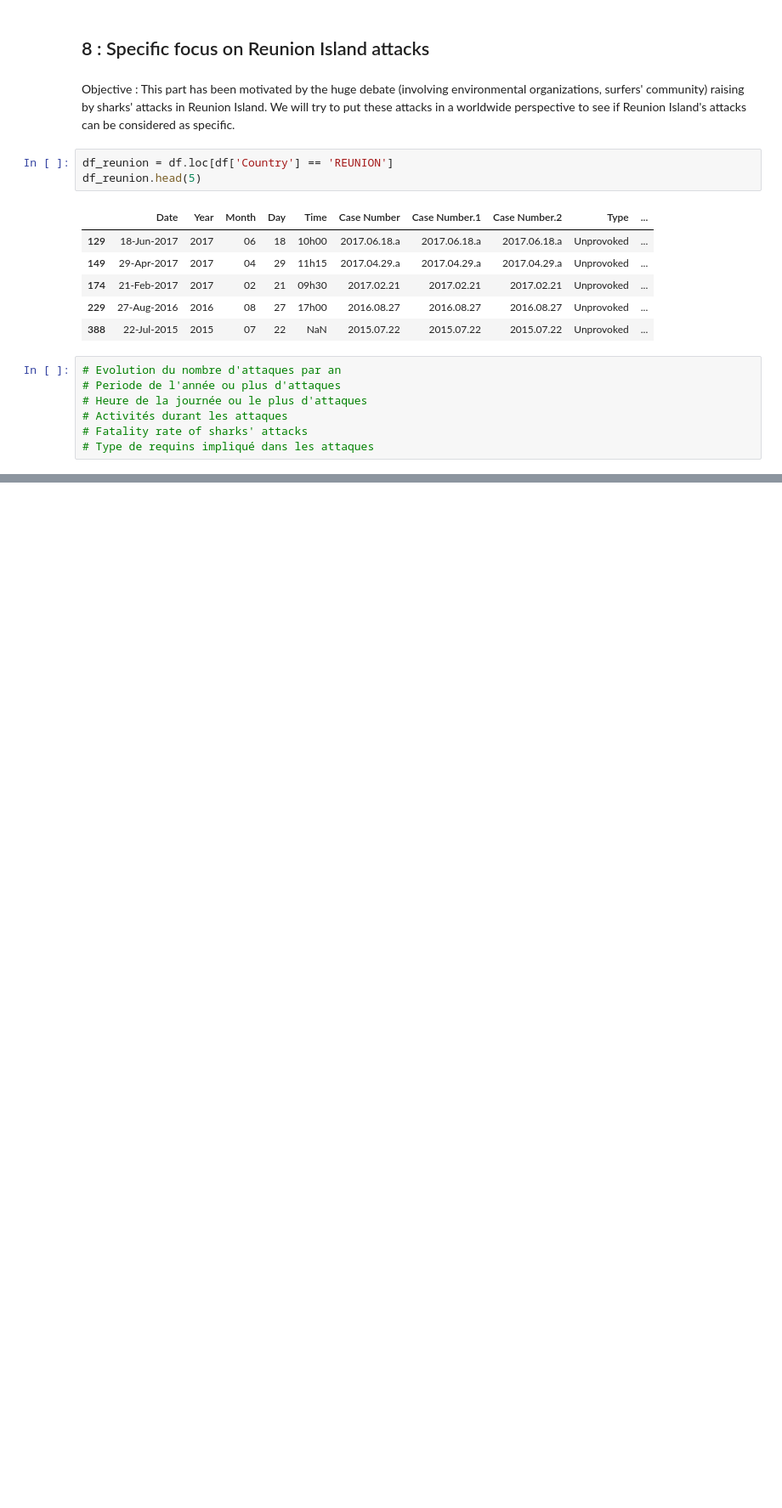
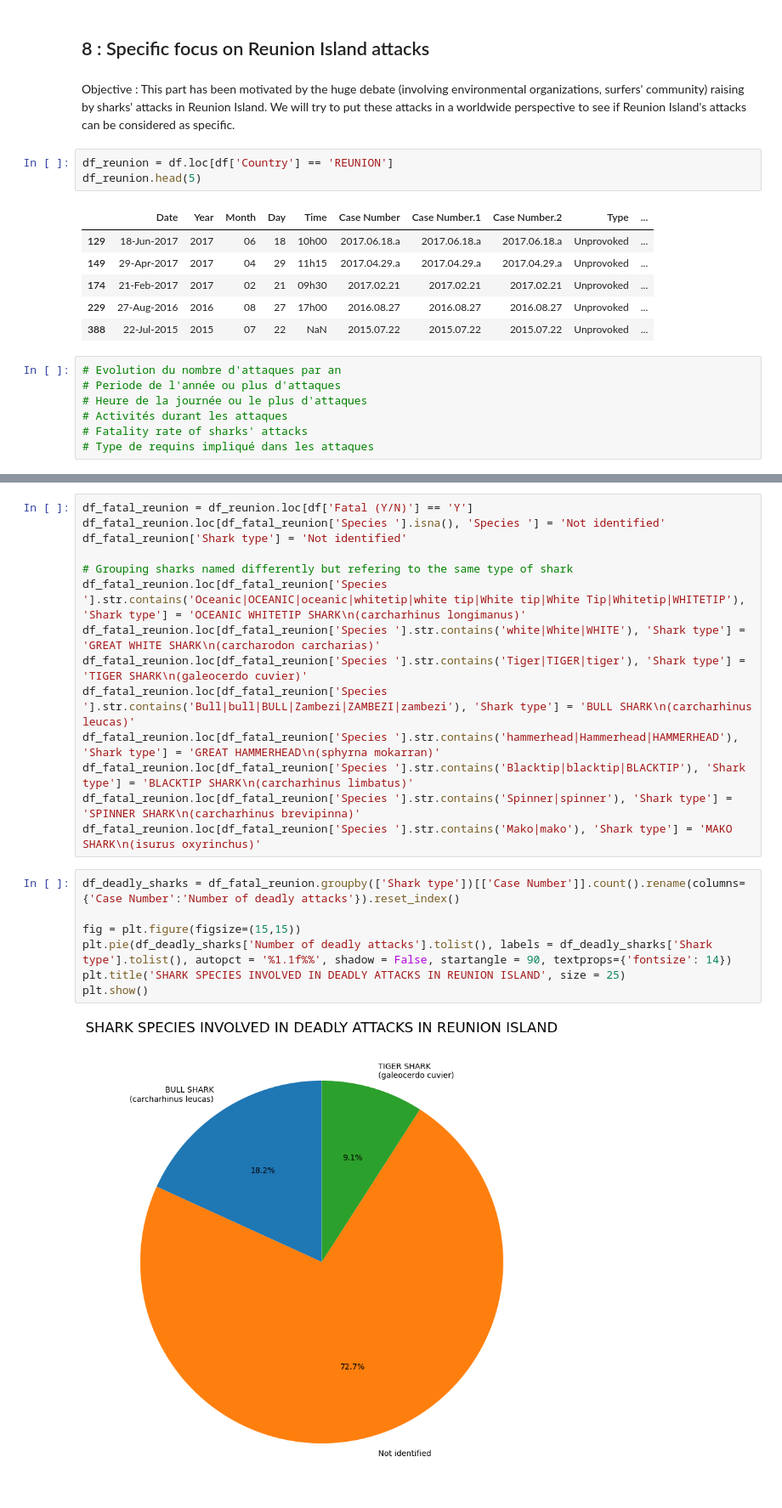
Before and after one commit to BenoitPierson/JAWS, a Jupyter notebook: Jupyter_notebook_jaws.ipynb, the cells around one changed output, grey strips where cells are left out. Shown: that part at 85% size. Saved outputs shown, nothing was run; the diff lists cells and outputs as text; blank space fills up the shorter version.

```diff
--- a/Jupyter_notebook_jaws.ipynb
+++ b/Jupyter_notebook_jaws.ipynb
@@ -169,0 +214,23 @@ df_reunion.head(5)
+# %%
+df_fatal_reunion = df_reunion.loc[df['Fatal (Y/N)'] == 'Y']
+df_fatal_reunion.loc[df_fatal_reunion['Species '].isna(), 'Species '] = 'Not identified'
+df_fatal_reunion['Shark type'] = 'Not identified'
+
+# Grouping sharks named differently but refering to the same type of shark
+df_fatal_reunion.loc[df_fatal_reunion['Species '].str.contains('Oceanic|OCEANIC|oceanic|whitetip|white tip|White tip|White Tip|Whitetip|WHITETIP'), 'Shark type'] = 'OCEANIC WHITETIP SHARK\n(carcharhinus longimanus)'
+df_fatal_reunion.loc[df_fatal_reunion['Species '].str.contains('white|White|WHITE'), 'Shark type'] = 'GREAT WHITE SHARK\n(carcharodon carcharias)'
+df_fatal_reunion.loc[df_fatal_reunion['Species '].str.contains('Tiger|TIGER|tiger'), 'Shark type'] = 'TIGER SHARK\n(galeocerdo cuvier)'
+df_fatal_reunion.loc[df_fatal_reunion['Species '].str.contains('Bull|bull|BULL|Zambezi|ZAMBEZI|zambezi'), 'Shark type'] = 'BULL SHARK\n(carcharhinus leucas)'
+df_fatal_reunion.loc[df_fatal_reunion['Species '].str.contains('hammerhead|Hammerhead|HAMMERHEAD'), 'Shark type'] = 'GREAT HAMMERHEAD\n(sphyrna mokarran)'
+df_fatal_reunion.loc[df_fatal_reunion['Species '].str.contains('Blacktip|blacktip|BLACKTIP'), 'Shark type'] = 'BLACKTIP SHARK\n(carcharhinus limbatus)'
+df_fatal_reunion.loc[df_fatal_reunion['Species '].str.contains('Spinner|spinner'), 'Shark type'] = 'SPINNER SHARK\n(carcharhinus brevipinna)'
+df_fatal_reunion.loc[df_fatal_reunion['Species '].str.contains('Mako|mako'), 'Shark type'] = 'MAKO SHARK\n(isurus oxyrinchus)'
+# %%
+df_deadly_sharks = df_fatal_reunion.groupby(['Shark type'])[['Case Number']].count().rename(columns={'Case Number':'Number of deadly attacks'}).reset_index()
+
+fig = plt.figure(figsize=(15,15))
+plt.pie(df_deadly_sharks['Number of deadly attacks'].tolist(), labels = df_deadly_sharks['Shark type'].tolist(), autopct = '%1.1f%%', shadow = False, startangle = 90, textprops={'fontsize': 14})
+plt.title('SHARK SPECIES INVOLVED IN DEADLY ATTACKS IN REUNION ISLAND', size = 25)
+plt.show()
+# %% [output]
+[figure, added]
```
Also changed, not shown: parts of 6 cells of this notebook.
